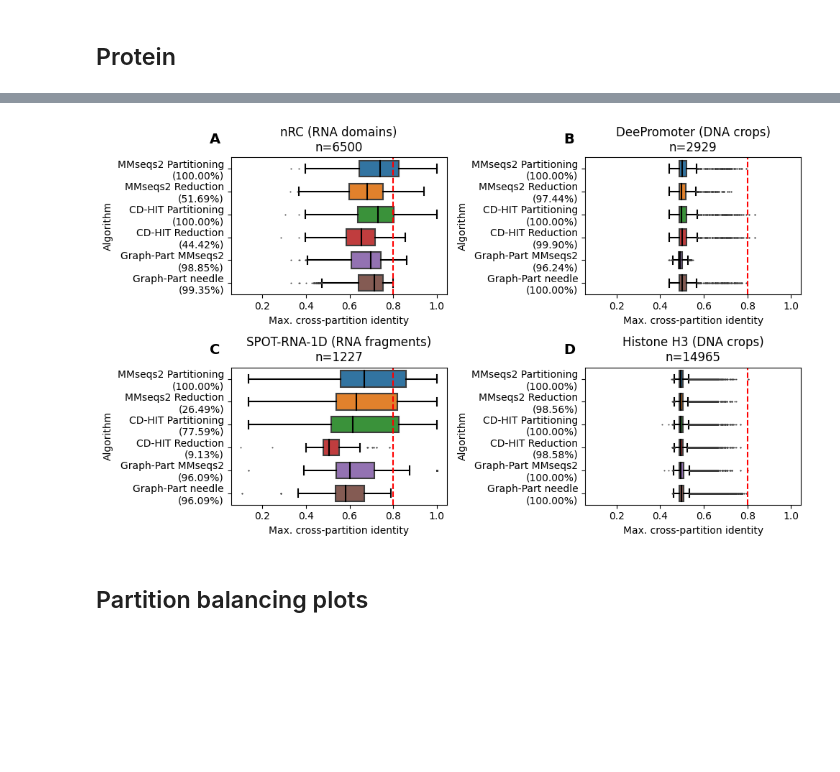
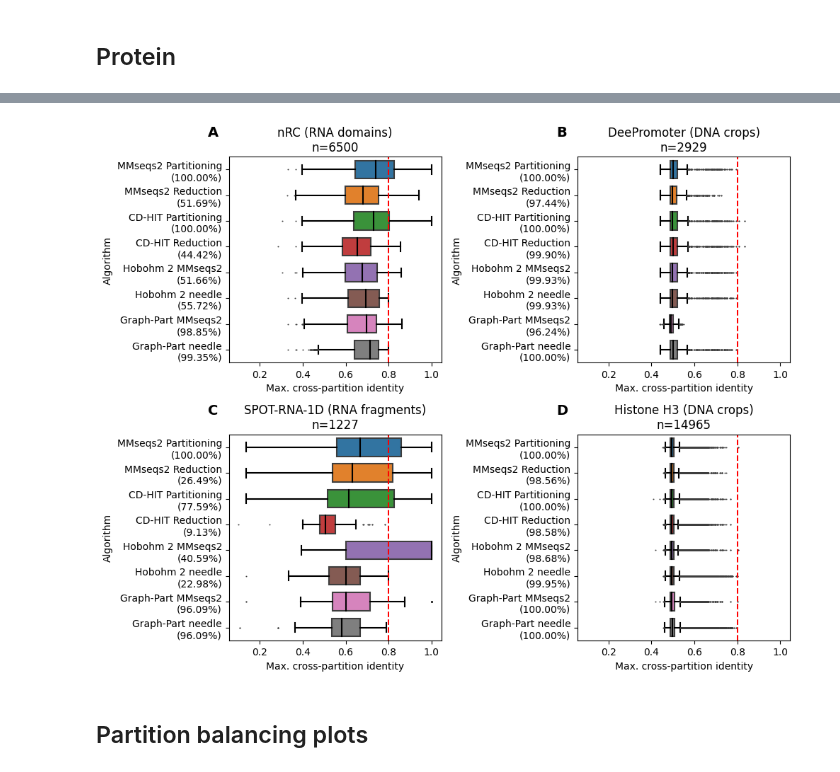
Before and after one commit to graph-part/graph-part, a Jupyter notebook: benchmarking/figures.ipynb, the cells around one changed output, grey strips where cells are left out. Cells and saved outputs as stored; diff of their text form; code cells hidden in the pictures; blank space fills up the shorter version.

```diff
--- a/benchmarking/figures.ipynb
+++ b/benchmarking/figures.ipynb
@@ -97,8 +97,11 @@ def get_data_as_df(prefix, base_path='results/'):
              'MMseqs2 Reduction': f'{base_path}/{prefix}_reduction_mmseqs2_cmode0_qc.csv',
              'CD-HIT Partitioning': f'{base_path}/{prefix}_partition_cd_hit_qc.csv',
              'CD-HIT Reduction': f'{base_path}/{prefix}_reduction_cd_hit_qc.csv',
+             'Hobohm 2 MMseqs2': f'{base_path}/{prefix}_reduction_hobohm2_mmseqs2_qc.csv',
+             'Hobohm 2 needle': f'{base_path}/{prefix}_reduction_hobohm2_qc.csv',
              'Graph-Part MMseqs2': f'{base_path}/{prefix}_partition_graphpart_mmseqs2_qc.csv',
              'Graph-Part needle': f'{base_path}/{prefix}_partition_graphpart_needle_qc.csv',
+
     }
 
     dfs = []
@@ -205,6 +210,6 @@ pd.DataFrame.from_dict(overlap).style.format('{:.2%}')
 | MMseqs2 Reduction | 21.63% | 39.72% | 9.24% |
 # %%
-plt.figure(figsize=(10,6))
+plt.figure(figsize=(10,8))
 
 with sns.axes_style(None):
     plt.subplot(2,2,1)
@@ -232,34 +237,34 @@ with sns.axes_style(None):
             size=14, weight='bold')
 
     plt.subplot(2,2,3, sharex=ax)
     df = get_data_as_df('spotrna1d')
     ax = sns.boxplot(data=df, y='algorithm', x='value', **PROPS)
     total = 1227 #df.loc[df['algorithm'] == 'CD-HIT Partitioning'].shape[0]
     add_counts_to_seaborn_plot(ax, df, total=total)
     plt.axvline(0.8, linestyle='--', color='red')
     plt.title(f'SPOT-RNA-1D (RNA fragments)\nn={total}')
     plt.xlabel('Max. cross-partition identity')
     plt.ylabel('Algorithm')
     ax.text(-0.1, 1.1, 'C', transform=ax.transAxes,
             size=14, weight='bold')
 
     plt.subplot(2,2,4, sharex=ax)
     df = get_data_as_df('histone')
     ax = sns.boxplot(data=df, y='algorithm', x='value', **PROPS)
     total = df.loc[df['algorithm'] == 'CD-HIT Partitioning'].shape[0]
     add_counts_to_seaborn_plot(ax, df, total=total)
     plt.axvline(0.8, linestyle='--', color='red')
     plt.title(f'Histone H3 (DNA crops)\nn={total}')
     plt.xlabel('Max. cross-partition identity')
     plt.ylabel('Algorithm')
     ax.text(-0.1, 1.1, 'D', transform=ax.transAxes,
             size=14, weight='bold')
 
     plt.tight_layout()
     plt.savefig('figure_3.png', dpi=1200)
     plt.savefig('figure_3.svg')
 # %% [output]
-[figure, old version]
+[figure, new version]
 # %% [markdown]
 ## Partition balancing plots
 # %%
```
Also changed, not shown: parts of 3 cells of this notebook, 3 other files.
